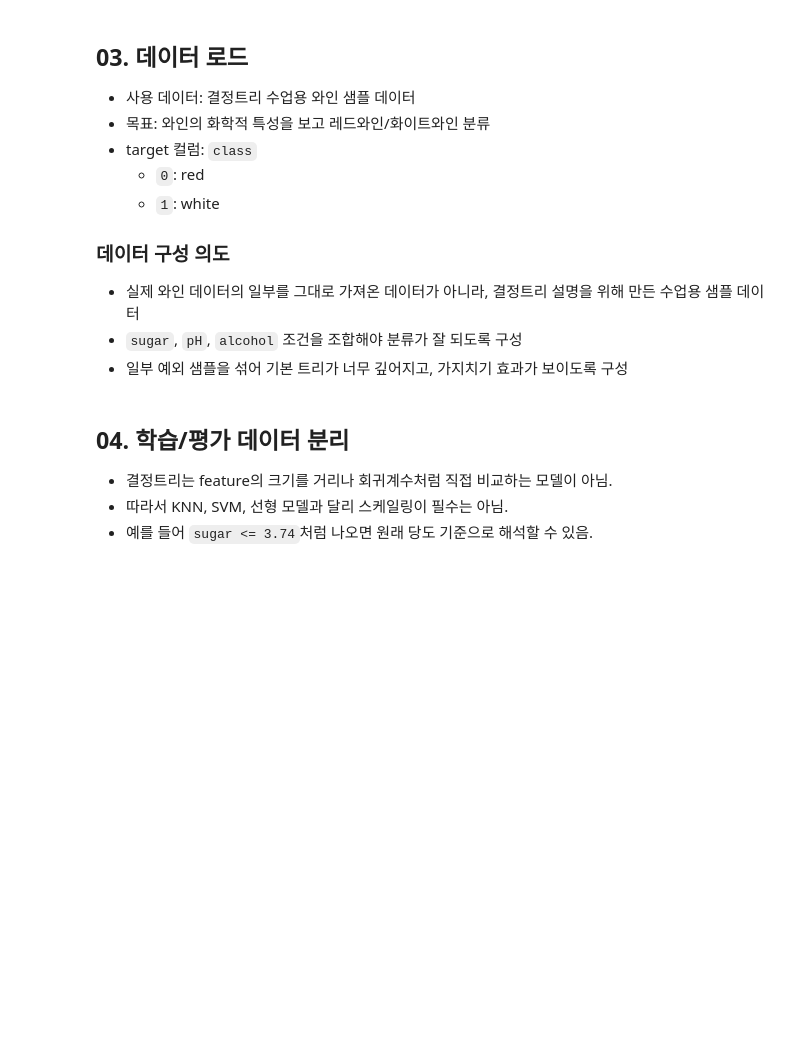
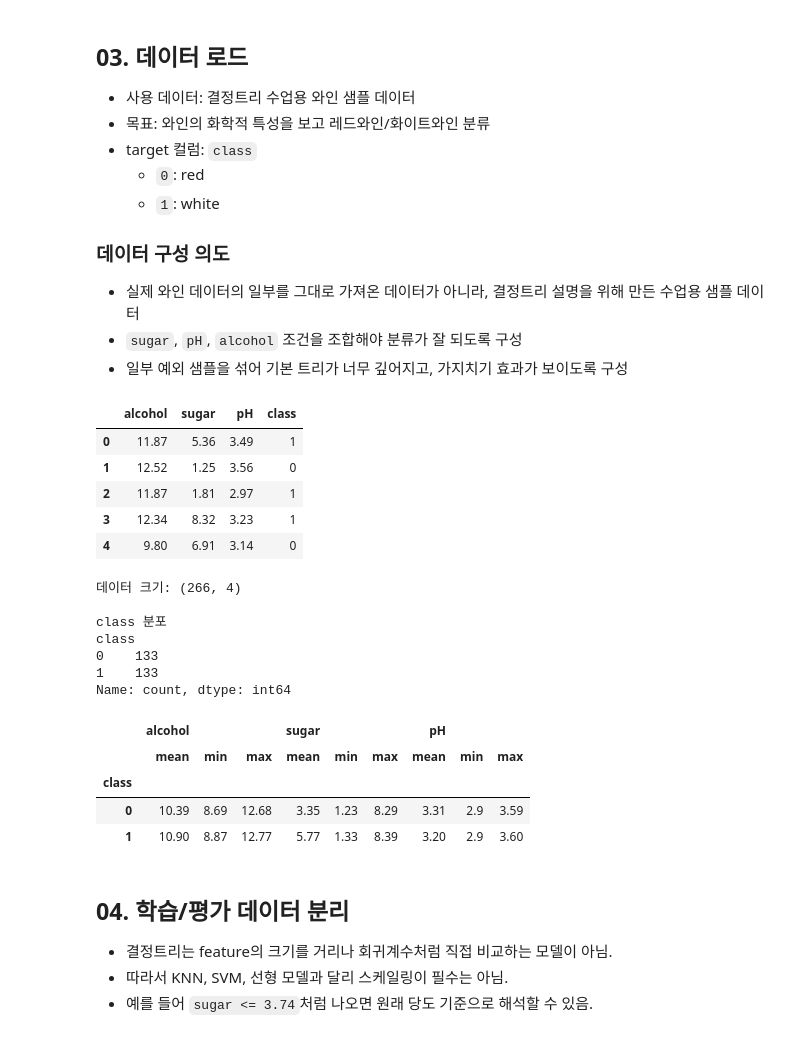
Before and after one commit to skn-family-ai-studybank/06_machine_learning, a Jupyter notebook: 04_decision_tree_svm/01_decision_tree_classifier.ipynb, the cells around one changed output. Saved outputs shown, nothing was run; the diff lists cells and outputs as text; code cells hidden in the pictures; blank space fills up the shorter version.

```diff
--- a/04_decision_tree_svm/01_decision_tree_classifier.ipynb
+++ b/04_decision_tree_svm/01_decision_tree_classifier.ipynb
@@ -93,6 +93,48 @@ from sklearn.tree import DecisionTreeClassifier, plot_tree
 - 실제 와인 데이터의 일부를 그대로 가져온 데이터가 아니라, 결정트리 설명을 위해 만든 수업용 샘플 데이터
 - `sugar`, `pH`, `alcohol` 조건을 조합해야 분류가 잘 되도록 구성
 - 일부 예외 샘플을 섞어 기본 트리가 너무 깊어지고, 가지치기 효과가 보이도록 구성
+# %%
+# class 0은 red, class 1은 white를 의미함.
+wine_df = pd.read_csv('data/wine_simple.csv')
+
+display(wine_df.head())
+
+print('데이터 크기:', wine_df.shape)
+print()
+
+# value_counts(): class별 데이터 개수를 확인함.
+# 클래스 개수가 비슷하면 accuracy를 해석하기 쉬움.
+print('class 분포')
+print(wine_df['class'].value_counts().sort_index())
+print()
+
+# groupby(): class별 feature 평균을 확인함.
+# red와 white가 어느 정도 다른 분포를 가지는지 확인함.
+display(
+    wine_df
+    .groupby('class')[['alcohol', 'sugar', 'pH']]
+    .agg(['mean', 'min', 'max'])
+    .round(2)
+)
+# %% [output]
+|  | alcohol | sugar | pH | class |
+| 0 | 11.87 | 5.36 | 3.49 | 1 |
+| 1 | 12.52 | 1.25 | 3.56 | 0 |
+| 2 | 11.87 | 1.81 | 2.97 | 1 |
+| 3 | 12.34 | 8.32 | 3.23 | 1 |
+| 4 | 9.80 | 6.91 | 3.14 | 0 |
+데이터 크기: (266, 4)
+
+class 분포
+class
+0    133
+1    133
+Name: count, dtype: int64
+|  | alcohol |  |  | sugar |  |  | pH |  |  |
+|  | mean | min | max | mean | min | max | mean | min | max |
+| class |  |  |  |  |  |  |  |  |  |
+| 0 | 10.39 | 8.69 | 12.68 | 3.35 | 1.23 | 8.29 | 3.31 | 2.9 | 3.59 |
+| 1 | 10.90 | 8.87 | 12.77 | 5.77 | 1.33 | 8.39 | 3.20 | 2.9 | 3.60 |
 # %% [markdown]
 ## 04. 학습/평가 데이터 분리
 
```
Also changed, not shown: parts of 8 cells of this notebook, 3 other files.
